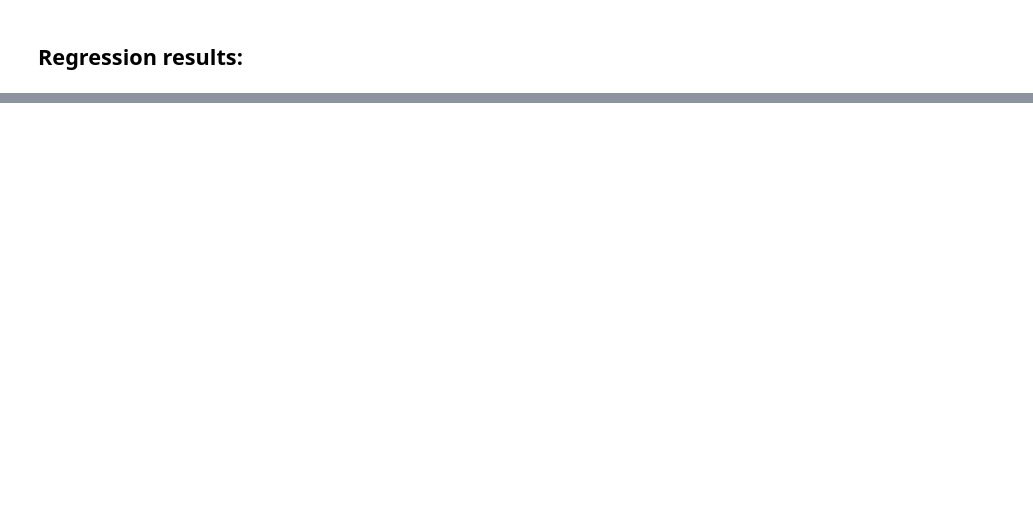
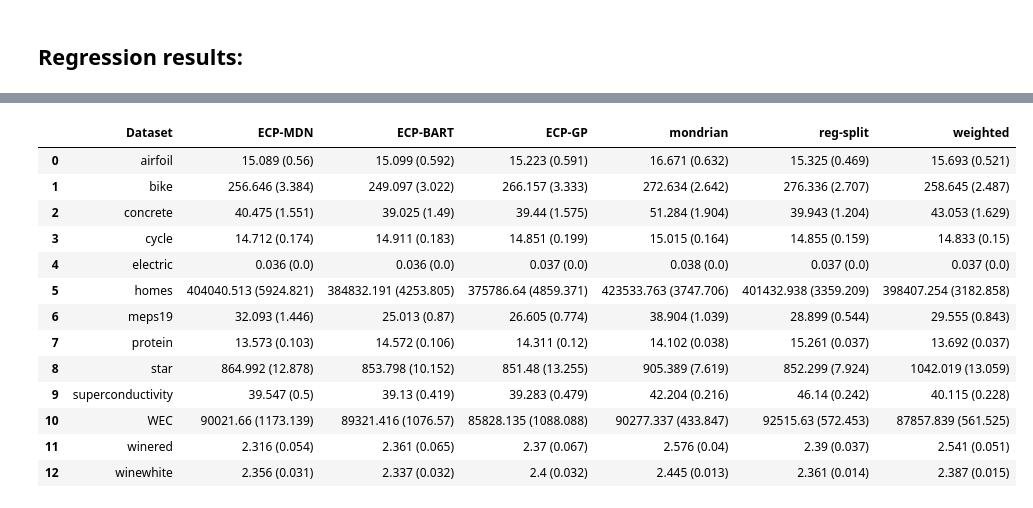
Before and after one commit to Monoxido45/EPICSCORE, a Jupyter notebook: Figures_and_tables/all_results.ipynb, the cells around one changed output, grey strips where cells are left out. Cells and saved outputs as stored; diff of their text form; code cells hidden in the pictures; blank space fills up the shorter version.

```diff
--- a/Figures_and_tables/all_results.ipynb
+++ b/Figures_and_tables/all_results.ipynb
@@ -189,0 +263,18 @@ winewhite & 0.073 (0.012) & 0.067 (0.012) & 0.131 (0.016) & 0.147 (0.011) & 0.14
+# %%
+output_il = pd.read_pickle(folder_path + "/reg_result_il.pkl")
+output_il
+# %% [output]
+|  | Dataset | ECP-MDN | ECP-BART | ECP-GP | mondrian | reg-split | weighted |
+| 0 | airfoil | 15.089 (0.56) | 15.099 (0.592) | 15.223 (0.591) | 16.671 (0.632) | 15.325 (0.469) | 15.693 (0.521) |
+| 1 | bike | 256.646 (3.384) | 249.097 (3.022) | 266.157 (3.333) | 272.634 (2.642) | 276.336 (2.707) | 258.645 (2.487) |
+| 2 | concrete | 40.475 (1.551) | 39.025 (1.49) | 39.44 (1.575) | 51.284 (1.904) | 39.943 (1.204) | 43.053 (1.629) |
+| 3 | cycle | 14.712 (0.174) | 14.911 (0.183) | 14.851 (0.199) | 15.015 (0.164) | 14.855 (0.159) | 14.833 (0.15) |
+| 4 | electric | 0.036 (0.0) | 0.036 (0.0) | 0.037 (0.0) | 0.038 (0.0) | 0.037 (0.0) | 0.037 (0.0) |
+| 5 | homes | 404040.513 (5924.821) | 384832.191 (4253.805) | 375786.64 (4859.371) | 423533.763 (3747.706) | 401432.938 (3359.209) | 398407.254 (3182.858) |
+| 6 | meps19 | 32.093 (1.446) | 25.013 (0.87) | 26.605 (0.774) | 38.904 (1.039) | 28.899 (0.544) | 29.555 (0.843) |
+| 7 | protein | 13.573 (0.103) | 14.572 (0.106) | 14.311 (0.12) | 14.102 (0.038) | 15.261 (0.037) | 13.692 (0.037) |
+| 8 | star | 864.992 (12.878) | 853.798 (10.152) | 851.48 (13.255) | 905.389 (7.619) | 852.299 (7.924) | 1042.019 (13.059) |
+| 9 | superconductivity | 39.547 (0.5) | 39.13 (0.419) | 39.283 (0.479) | 42.204 (0.216) | 46.14 (0.242) | 40.115 (0.228) |
+| 10 | WEC | 90021.66 (1173.139) | 89321.416 (1076.57) | 85828.135 (1088.088) | 90277.337 (433.847) | 92515.63 (572.453) | 87857.839 (561.525) |
+| 11 | winered | 2.316 (0.054) | 2.361 (0.065) | 2.37 (0.067) | 2.576 (0.04) | 2.39 (0.037) | 2.541 (0.051) |
+| 12 | winewhite | 2.356 (0.031) | 2.337 (0.032) | 2.4 (0.032) | 2.445 (0.013) | 2.361 (0.014) | 2.387 (0.015) |
```
Also changed, not shown: parts of 16 cells of this notebook, 12 other files.
